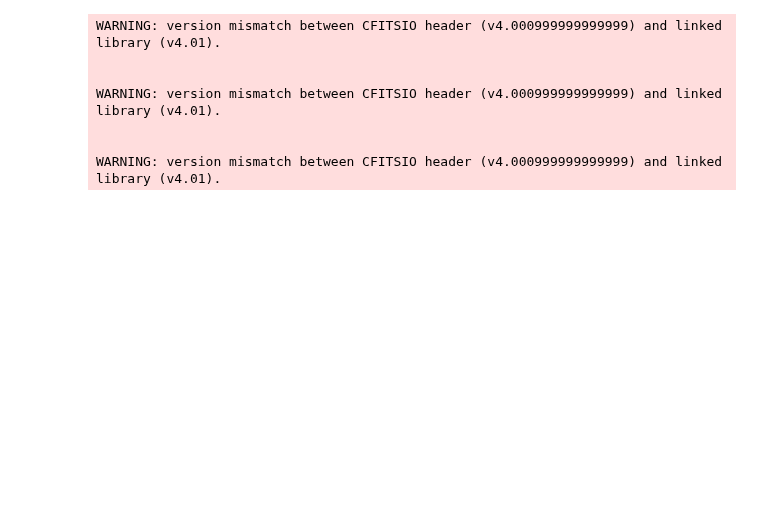
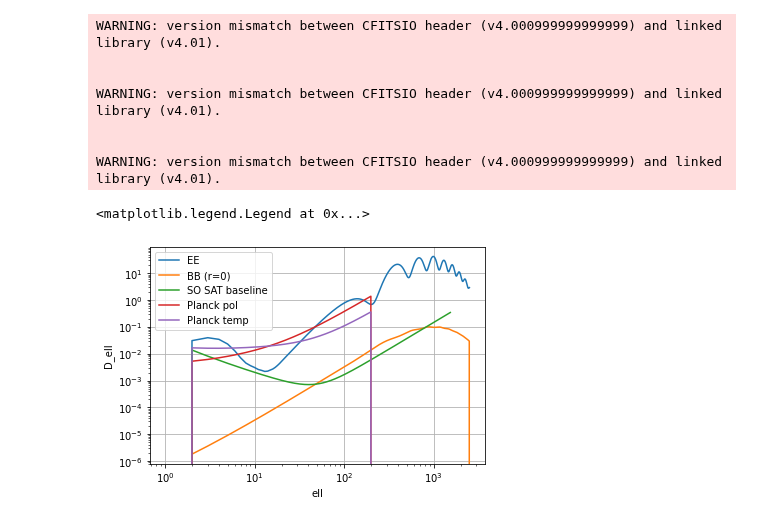
Before and after one commit to catyz/destripe, a Jupyter notebook: tod_filtering.ipynb, the cells around one changed output. Saved outputs shown, nothing was run; the diff lists cells and outputs as text; code cells hidden in the pictures; blank space fills up the shorter version.

```diff
--- a/tod_filtering.ipynb
+++ b/tod_filtering.ipynb
@@ -61,4 +63,19 @@ Nl_P = mylib.get_Nl(sat_P_noise_props, lmax)
 sat_noise_cls = np.array([Nl_T, Nl_P, Nl_P, np.zeros(lmax+1)])
+# %%
+plt.plot(EE, label='EE')
+plt.plot(BB, label='BB (r=0)')
+plt.plot(c2d*ground_noise_cls[1], label='SO SAT baseline')
+plt.plot(c2d*sat_noise_cls[1], label='Planck pol')
+plt.plot(c2d*sat_noise_cls[0], label='Planck temp')
+plt.loglog()
+plt.grid()
+plt.xlabel('ell')
+plt.ylabel('D_ell')
+plt.legend()
+# plt.xlim([10, 1000])
+# %% [output]
+<matplotlib.legend.Legend at 0x...>
+[figure, added]
 # %%
 reload(mylib)
 mask = mylib.get_mask(nside)
```
Also changed, not shown: parts of 7 cells of this notebook, 11 other files.
